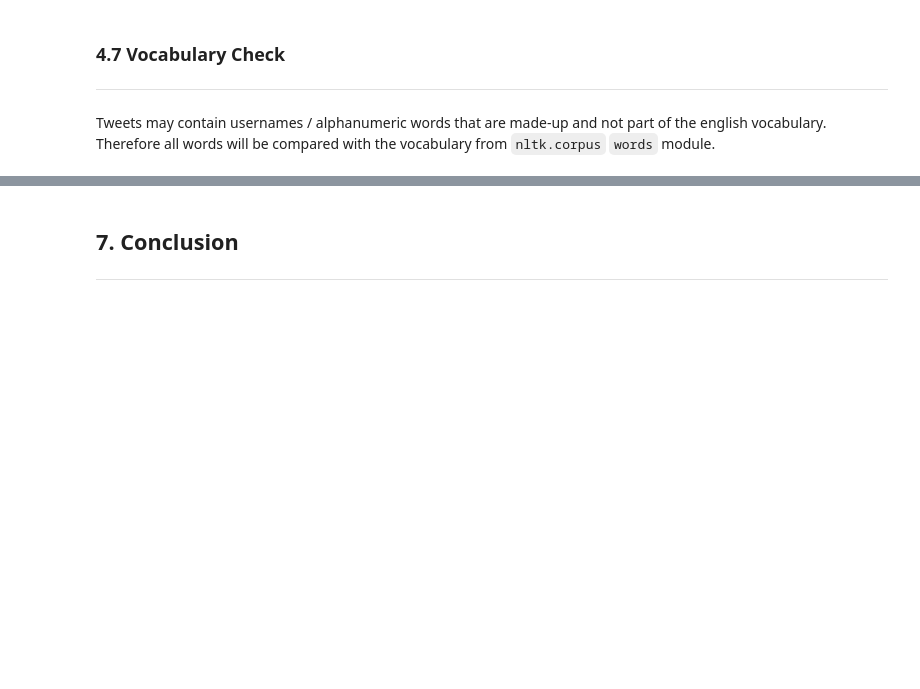
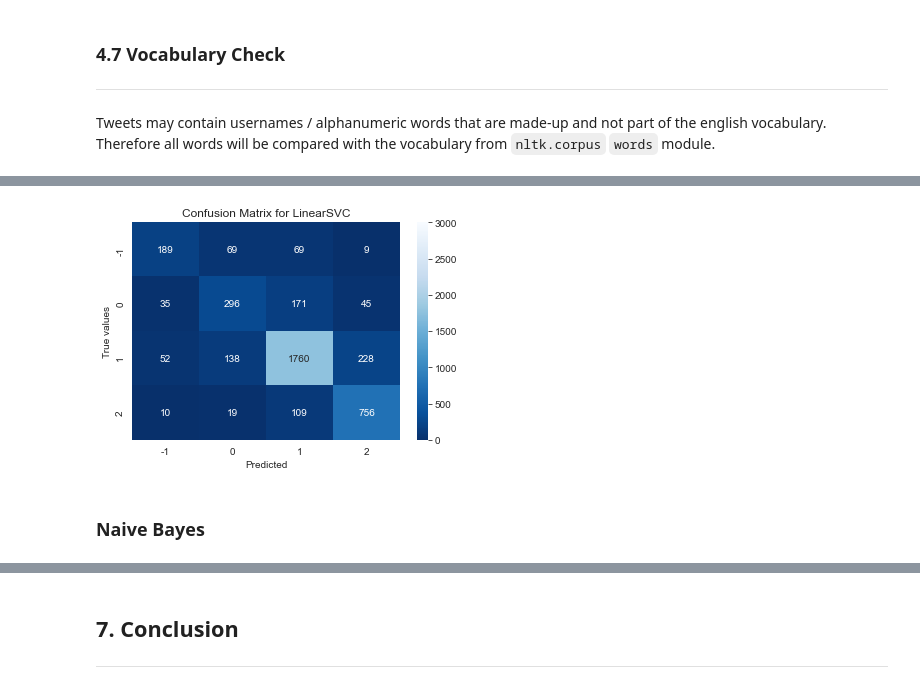
Before and after one commit to MakgaboMaja/classification_Team_TS1, a Jupyter notebook: Hena/Classification Predict.ipynb, the cells around one changed output, grey strips where cells are left out. Saved outputs shown, nothing was run; the diff lists cells and outputs as text; code cells hidden in the pictures; blank space fills up the shorter version.

```diff
--- a/Hena/Classification Predict.ipynb
+++ b/Hena/Classification Predict.ipynb
@@ -281,0 +370,18 @@ train['message'] = train['message'].apply(word_check)
+# %%
+lsvc_params = {
+    'lsvc__C': [0.2, 0.3],
+    'tfidf__ngram_range' : [(1,1),(1,2)],
+    'lsvc__max_iter': [500, 1000],
+    'tfidf__min_df': [2, 1],
+    'tfidf__max_df': [0.7, 0.8],
+    'lsvc__class_weight': ['balanced']
+}
+# %%
+ls_cv = GridSearchCV(
+    lsvc_,
+    param_grid = lsvc_params,
+    cv = 5,
+    scoring = 'f1_weighted'
+)
+# %%
+ls_cv.fit(X_train, y_train)
@@ -281,0 +615,2 @@ train['message'] = train['message'].apply(word_check)
+# %%
+ls_ypred = ls_cv.predict(X_test)
@@ -281,0 +630,22 @@ train['message'] = train['message'].apply(word_check)
+# %%
+sns.set_style('darkgrid')
+sns.heatmap(
+    confusion_matrix(y_test, ls_ypred),
+    cmap = "Blues_r",
+    xticklabels = ls_cv.classes_,
+    yticklabels = ls_cv.classes_,
+    vmin = 0,
+    vmax = 3000,
+    annot = True,
+    fmt = 'g'
+)
+
+# Adding headings and lables
+plt.title('Confusion Matrix for LinearSVC')
+plt.ylabel('True values')
+plt.xlabel('Predicted')
+plt.show()
+# %% [output]
+[figure, added]
+# %% [markdown]
+### Naive Bayes
```
Also changed, not shown: parts of 85 cells of this notebook.
